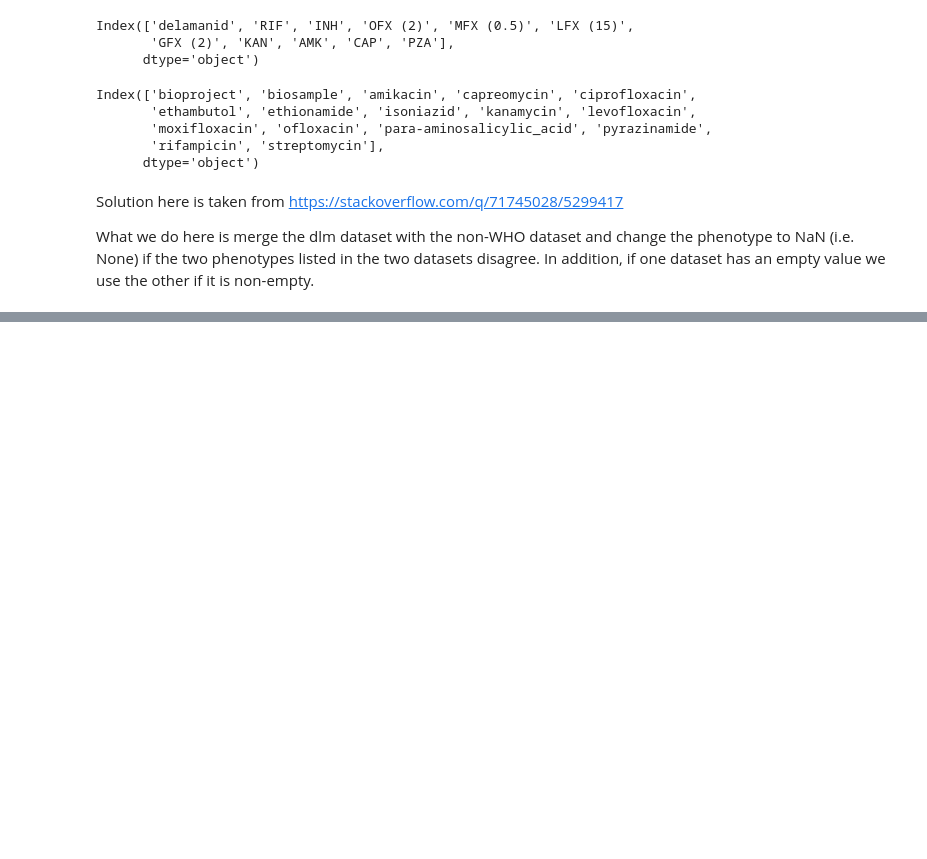
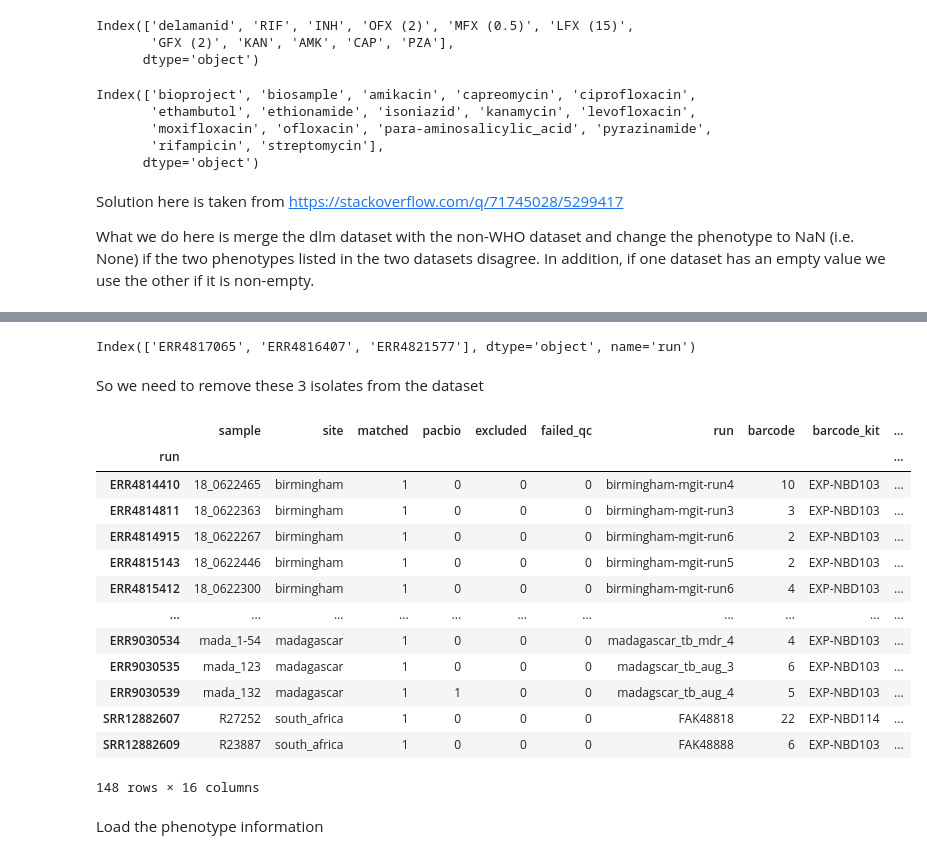
Before and after one commit to mbhall88/WHO-correspondence, a Jupyter notebook: workflow/notebooks/data-cleaning.ipynb, the cells around one changed output, grey strips where cells are left out. Drawn from its saved outputs; the diff is of its cells as text; code cells hidden in the pictures; blank space fills up the shorter version.

```diff
--- a/workflow/notebooks/data-cleaning.ipynb
+++ b/workflow/notebooks/data-cleaning.ipynb
@@ -367,0 +375,34 @@ non_who_df = non_who_df.combine(dlm_df, func=combine_func, overwrite=False)
+# %%
+# use the first accession where there are multiple
+h2h_df["illumina_run_accession"] = [r.split(";")[0] for r in h2h_df["illumina_run_accession"]]
+# %%
+h2h_df.set_index("illumina_run_accession", verify_integrity=True, inplace=True)
+# %%
+h2h_df.index.rename("run", inplace=True)
+# %%
+h2h_df.index.intersection(who_runs)
+# %% [output]
+Index(['ERR4817065', 'ERR4816407', 'ERR4821577'], dtype='object', name='run')
+# %% [markdown]
+So we need to remove these 3 isolates from the dataset
+# %%
+h2h_df = h2h_df.loc[h2h_df.index.difference(who_runs)]
+# %%
+h2h_df
+# %% [output]
+|  | sample | site | matched | pacbio | excluded | failed_qc | run | barcode | barcode_kit | ... |
+| run |  |  |  |  |  |  |  |  |  | ... |
+| ERR4814410 | 18_0622465 | birmingham | 1 | 0 | 0 | 0 | birmingham-mgit-run4 | 10 | EXP-NBD103 | ... |
+| ERR4814811 | 18_0622363 | birmingham | 1 | 0 | 0 | 0 | birmingham-mgit-run3 | 3 | EXP-NBD103 | ... |
+| ERR4814915 | 18_0622267 | birmingham | 1 | 0 | 0 | 0 | birmingham-mgit-run6 | 2 | EXP-NBD103 | ... |
+| ERR4815143 | 18_0622446 | birmingham | 1 | 0 | 0 | 0 | birmingham-mgit-run5 | 2 | EXP-NBD103 | ... |
+| ERR4815412 | 18_0622300 | birmingham | 1 | 0 | 0 | 0 | birmingham-mgit-run6 | 4 | EXP-NBD103 | ... |
+| ... | ... | ... | ... | ... | ... | ... | ... | ... | ... | ... |
+| ERR9030534 | mada_1-54 | madagascar | 1 | 0 | 0 | 0 | madagascar_tb_mdr_4 | 4 | EXP-NBD103 | ... |
+| ERR9030535 | mada_123 | madagascar | 1 | 0 | 0 | 0 | madagscar_tb_aug_3 | 6 | EXP-NBD103 | ... |
+| ERR9030539 | mada_132 | madagascar | 1 | 1 | 0 | 0 | madagscar_tb_aug_4 | 5 | EXP-NBD103 | ... |
+| SRR12882607 | R27252 | south_africa | 1 | 0 | 0 | 0 | FAK48818 | 22 | EXP-NBD114 | ... |
+| SRR12882609 | R23887 | south_africa | 1 | 0 | 0 | 0 | FAK48888 | 6 | EXP-NBD103 | ... |
+148 rows × 16 columns
+# %% [markdown]
+Load the phenotype information
```
Also changed, not shown: parts of 14 cells of this notebook, 3 other files.
